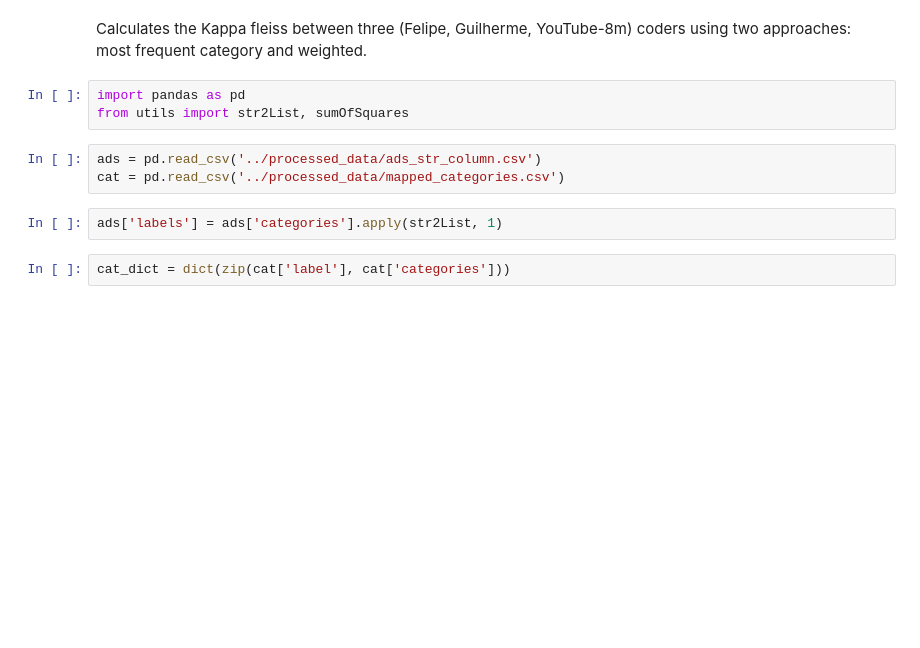
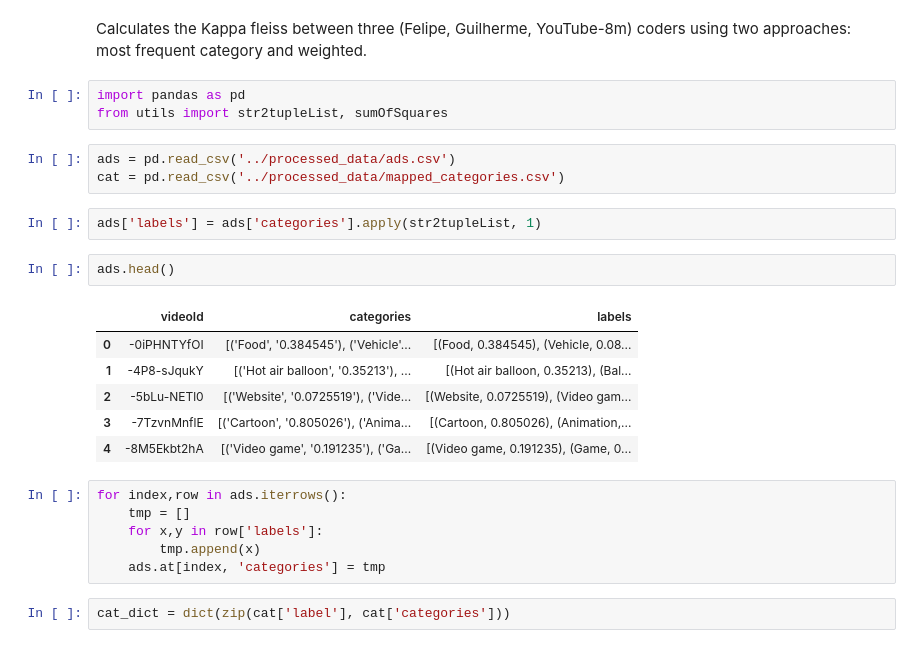
Before and after one commit to FelipeGiori/MSI-II, a Jupyter notebook: notebooks/ads_kappa_fleiss.ipynb, the cells around one changed output. Drawn from its saved outputs; the diff is of its cells as text; blank space fills up the shorter version.

```diff
--- a/notebooks/ads_kappa_fleiss.ipynb
+++ b/notebooks/ads_kappa_fleiss.ipynb
@@ -4,12 +4,27 @@
 Calculates the Kappa fleiss between three (Felipe, Guilherme, YouTube-8m) coders using two approaches: most frequent category and weighted.
 # %%
 import pandas as pd
-from utils import str2List, sumOfSquares
+from utils import str2tupleList, sumOfSquares
 # %%
-ads = pd.read_csv('../processed_data/ads_str_column.csv')
+ads = pd.read_csv('../processed_data/ads.csv')
 cat = pd.read_csv('../processed_data/mapped_categories.csv')
 # %%
-ads['labels'] = ads['categories'].apply(str2List, 1)
+ads['labels'] = ads['categories'].apply(str2tupleList, 1)
+# %%
+ads.head()
+# %% [output]
+|  | videoId | categories | labels |
+| 0 | -0iPHNTYfOI | [('Food', '0.384545'), ('Vehicle'... | [(Food, 0.384545), (Vehicle, 0.08... |
+| 1 | -4P8-sJqukY | [('Hot air balloon', '0.35213'), ... | [(Hot air balloon, 0.35213), (Bal... |
+| 2 | -5bLu-NETl0 | [('Website', '0.0725519'), ('Vide... | [(Website, 0.0725519), (Video gam... |
+| 3 | -7TzvnMnflE | [('Cartoon', '0.805026'), ('Anima... | [(Cartoon, 0.805026), (Animation,... |
+| 4 | -8M5Ekbt2hA | [('Video game', '0.191235'), ('Ga... | [(Video game, 0.191235), (Game, 0... |
+# %%
+for index,row in ads.iterrows():
+    tmp = []
+    for x,y in row['labels']:
+        tmp.append(x)
+    ads.at[index, 'categories'] = tmp
 # %%
 cat_dict = dict(zip(cat['label'], cat['categories']))
 # %%
```
Also changed, not shown: parts of 10 cells of this notebook.
